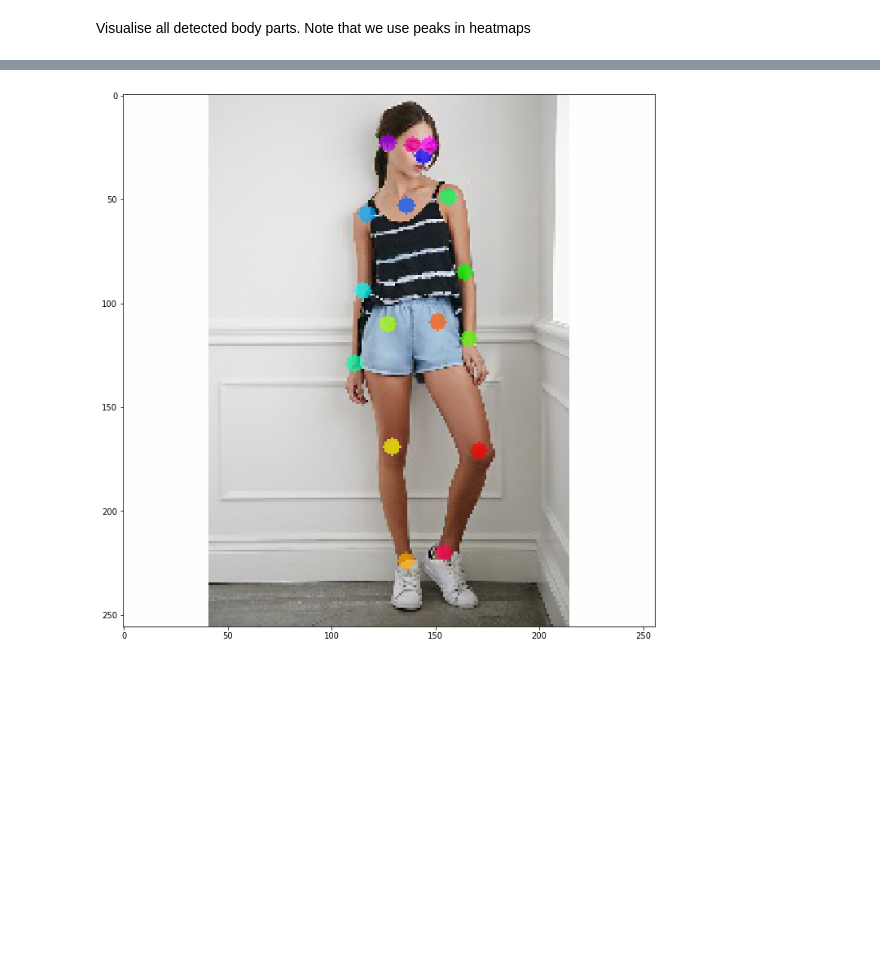
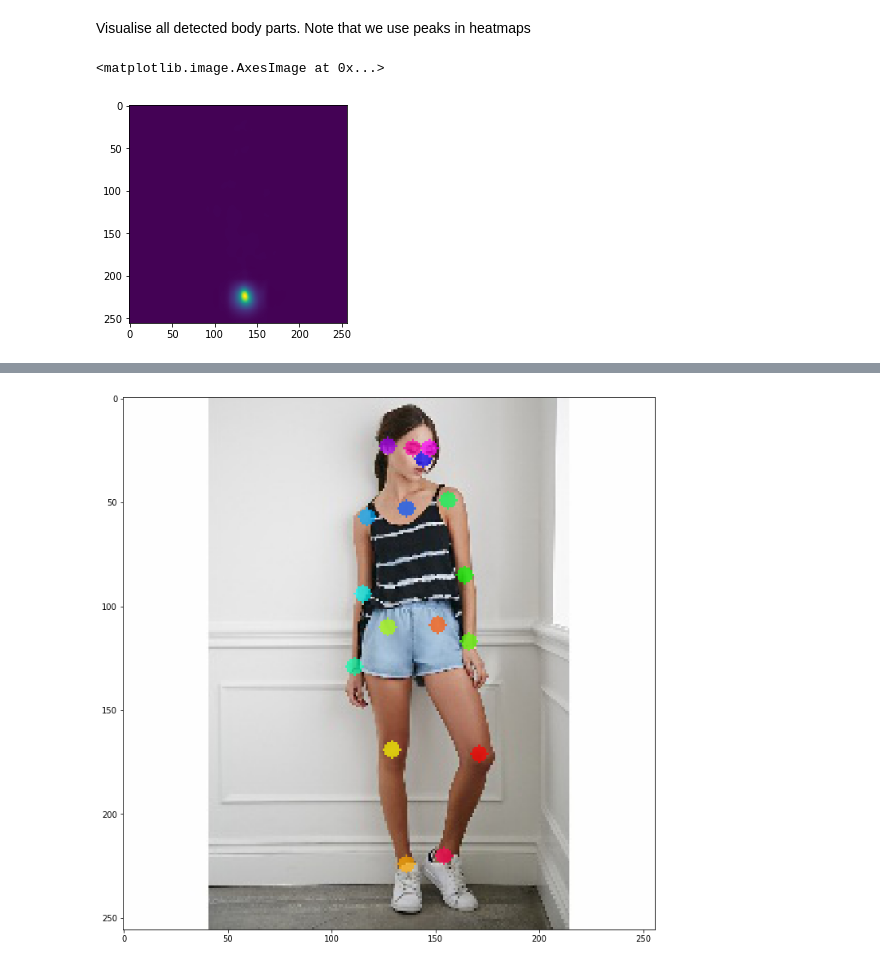
Before and after one commit to samuelzhouhe/poseGuidedImgGeneration, a Jupyter notebook: keras_Realtime_Multi-Person_Pose_Estimation/demo.ipynb, the cells around one changed output, grey strips where cells are left out. Cells and saved outputs as stored; diff of their text form; code cells hidden in the pictures; blank space fills up the shorter version.

```diff
--- a/keras_Realtime_Multi-Person_Pose_Estimation/demo.ipynb
+++ b/keras_Realtime_Multi-Person_Pose_Estimation/demo.ipynb
@@ -278,6 +329,11 @@ fig.set_size_inches(20, 20)
 [figure]
 # %% [markdown]
 Visualise all detected body parts. Note that we use peaks in heatmaps
+# %%
+plt.imshow(heatmap_avg[:,:,10])
+# %% [output]
+<matplotlib.image.AxesImage at 0x...>
+[figure, added]
 # %%
 from scipy.ndimage.filters import gaussian_filter
 all_peaks = []
```
Also changed, not shown: parts of 6 cells of this notebook, 1 other file.
